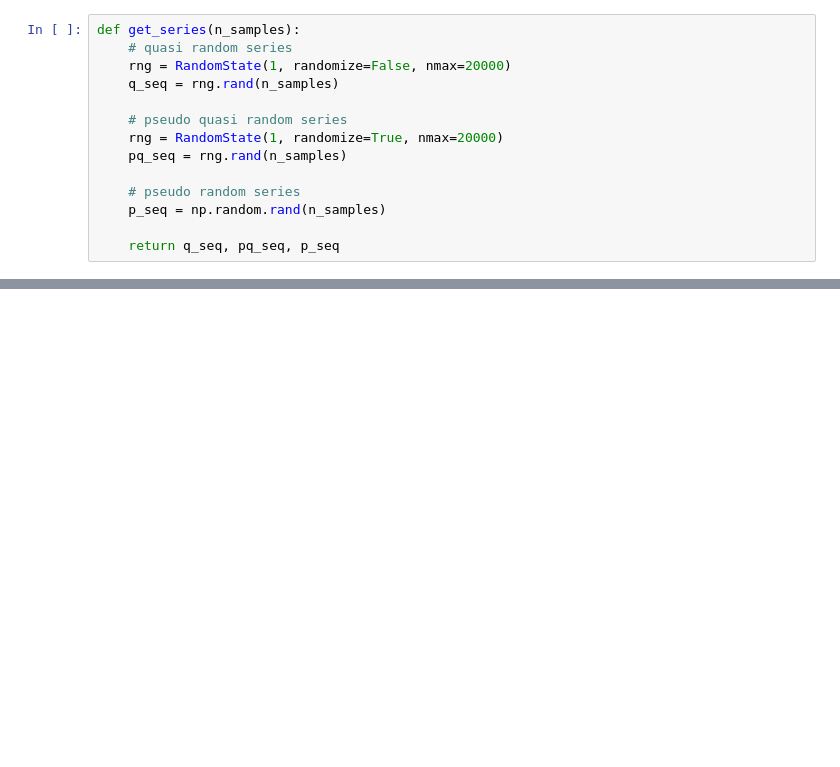
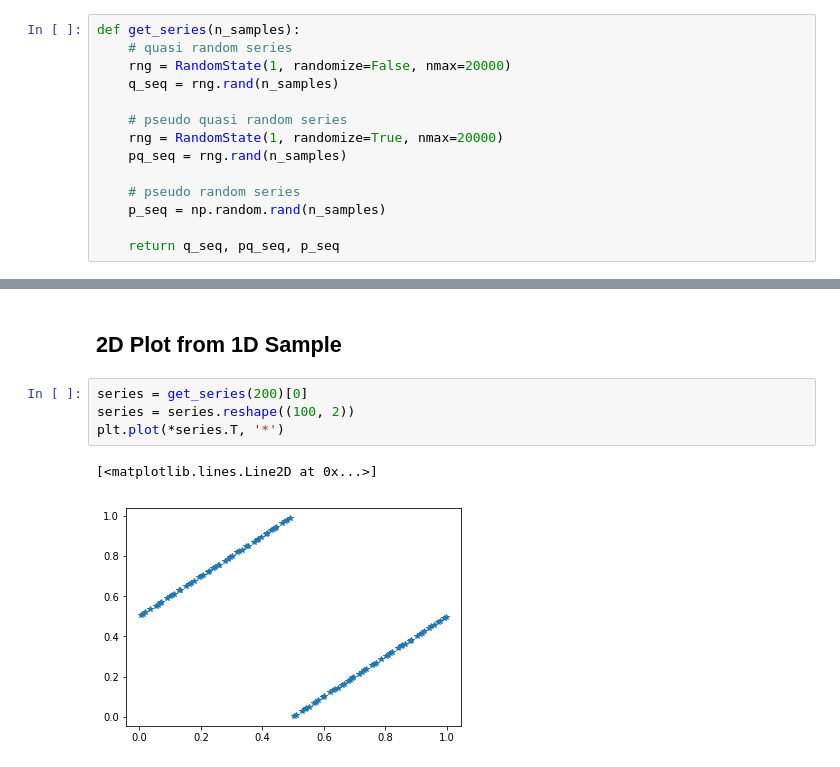
Before and after one commit to flokno/python_recipes, a Jupyter notebook: mathematics/sobol/1d_sobol.ipynb, the cells around one changed output, grey strips where cells are left out. Saved outputs shown, nothing was run; the diff lists cells and outputs as text; blank space fills up the shorter version.

Commit message:
demonstrate how initial dimension affects the drawn samples

```diff
--- a/mathematics/sobol/1d_sobol.ipynb
+++ b/mathematics/sobol/1d_sobol.ipynb
@@ -37,0 +38,9 @@ plot(*get_series(150), '150 samples')
+# %% [markdown]
+## 2D Plot from 1D Sample
+# %%
+series = get_series(200)[0]
+series = series.reshape((100, 2))
+plt.plot(*series.T, '*')
+# %% [output]
+[<matplotlib.lines.Line2D at 0x...>]
+[figure, added]
```
Also changed, not shown: parts of 5 cells of this notebook, 3 other files.
